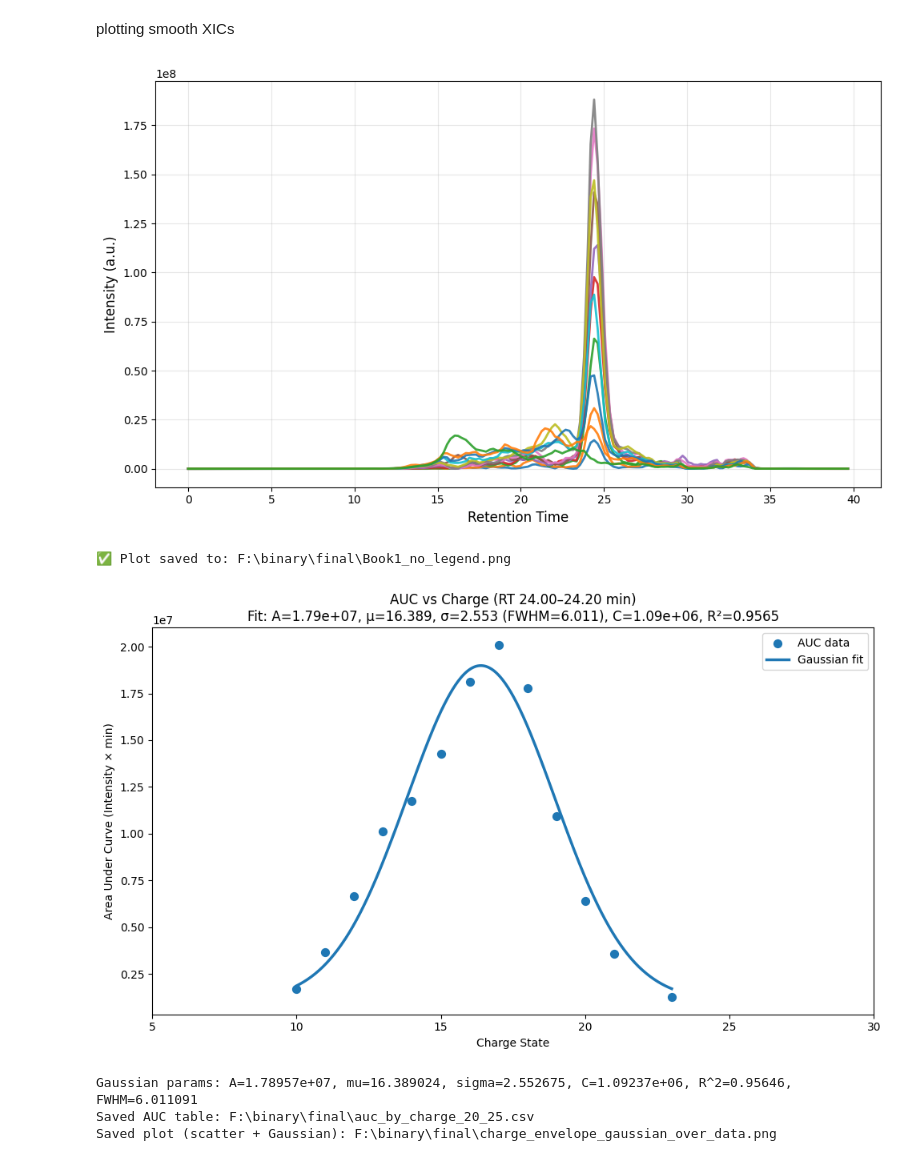
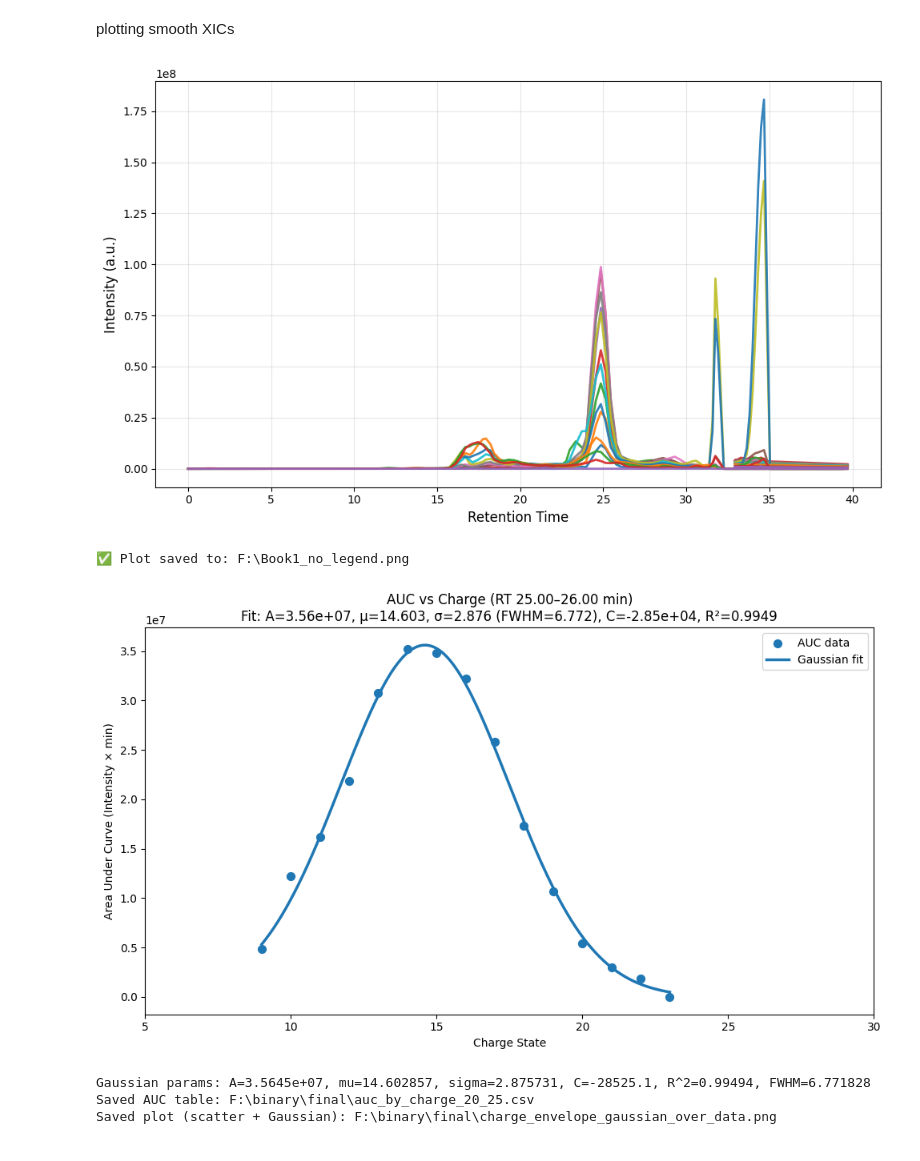
Before and after one commit to benjaminnigjeh/ip-neuro, a Jupyter notebook: notebooks/vis_xic.ipynb, the cells around one changed output. Cells and saved outputs as stored; diff of their text form; code cells hidden in the pictures.

```diff
--- a/notebooks/vis_xic.ipynb
+++ b/notebooks/vis_xic.ipynb
@@ -360,7 +360,7 @@ from scipy.signal import savgol_filter
 from pathlib import Path
 
 # ---------------- CONFIG ----------------
-INPUT_FILE = r"F:/binary/final/test.xlsx"   # your Excel file
+INPUT_FILE = r"F:/13970.xlsx"   # your Excel file
 SHEET_NAME = 0
 SMOOTH_WINDOW = 2
 POLY_ORDER = 1
@@ -369,35 +369,35 @@ OUT_PNG = Path(INPUT_FILE).with_name("Book1_no_legend.png")
 
 # Load and clean data
 df = pd.read_excel(INPUT_FILE, sheet_name=SHEET_NAME).dropna(how="all")
 df = df.apply(pd.to_numeric, errors="coerce")
 df = df.dropna(how="all")
 
 x = df.iloc[:, 0].values
 intensity_cols = df.columns[1:]
 
 plt.figure(figsize=(10, 6))
 #plt.title("Smoothed Intensity vs Retention Time", fontsize=14)
 plt.xlabel("Retention Time", fontsize=12)
 plt.ylabel("Intensity (a.u.)", fontsize=12)
 
 for col in intensity_cols:
     y = df[col].values
     if len(y) < SMOOTH_WINDOW:
         smooth_y = y
     else:
         smooth_y = savgol_filter(y, SMOOTH_WINDOW, POLY_ORDER)
     plt.plot(x, smooth_y, linewidth=2, alpha=0.9)
 
 plt.grid(alpha=0.3)
 plt.tight_layout()
 plt.savefig(OUT_PNG, dpi=300)
 #plt.xlim((30,50))
 plt.show()
 
 print(f"✅ Plot saved to: {OUT_PNG}")
 # %% [output]
-[figure, old version]
+[figure, new version]
-✅ Plot saved to: F:\binary\final\Book1_no_legend.png
+✅ Plot saved to: F:\Book1_no_legend.png
 # %%
 # AUC (RT window) by charge state + Gaussian fit OVER SCATTERED DATA — single notebook cell
 # - Computes AUC per charge in the given RT window
@@ -412,9 +412,9 @@ import pandas as pd
 import matplotlib.pyplot as plt
 
 # ========= CONFIG =========
-FILE_PATH   = Path(r"F:/binary/final/test.xlsx")   # <- change if needed
+FILE_PATH   = Path(r"F:/13970.xlsx")   # <- change if needed
 SHEET_NAME  = 0                                    # sheet index or name
-RT_WINDOW   = (24.0, 24.2)                         # minutes (min_inclusive, max_inclusive)
+RT_WINDOW   = (25.0, 26.0)                         # minutes (min_inclusive, max_inclusive)
 OUT_DIR     = Path(r"F:/binary/final")             # <- change if needed
 OUT_DIR.mkdir(parents=True, exist_ok=True)
 OUT_CSV     = OUT_DIR / "auc_by_charge_20_25.csv"
@@ -541,7 +541,7 @@ else:
 print(f"Saved AUC table: {OUT_CSV.resolve()}")
 print(f"Saved plot (scatter + Gaussian): {OUT_PNG.resolve()}")
 # %% [output]
-[figure, old version]
+[figure, new version]
-Gaussian params: A=1.78957e+07, mu=16.389024, sigma=2.552675, C=1.09237e+06, R^2=0.95646, FWHM=6.011091
+Gaussian params: A=3.5645e+07, mu=14.602857, sigma=2.875731, C=-28525.1, R^2=0.99494, FWHM=6.771828
 Saved AUC table: F:\binary\final\auc_by_charge_20_25.csv
 Saved plot (scatter + Gaussian): F:\binary\final\charge_envelope_gaussian_over_data.png
```
Also changed, not shown: 1 other file.
